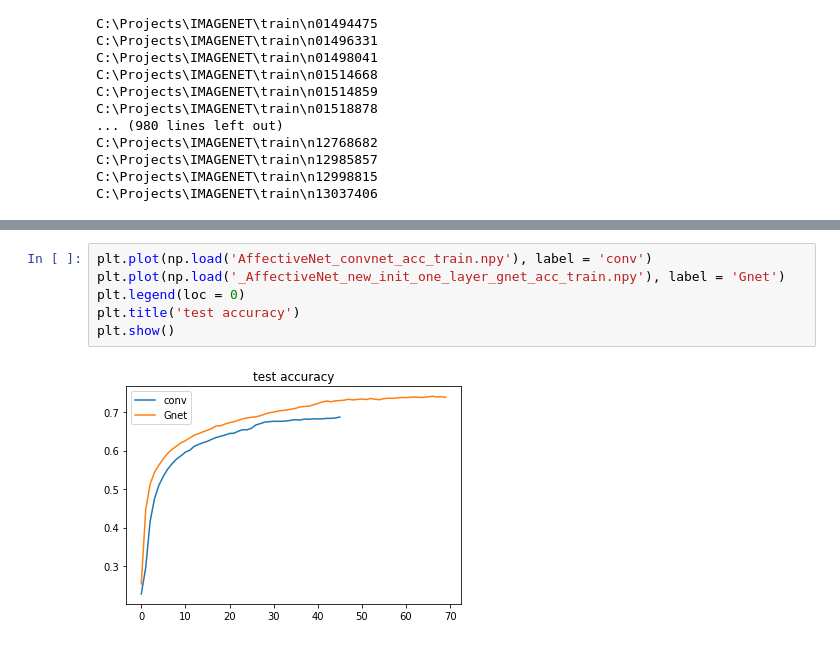
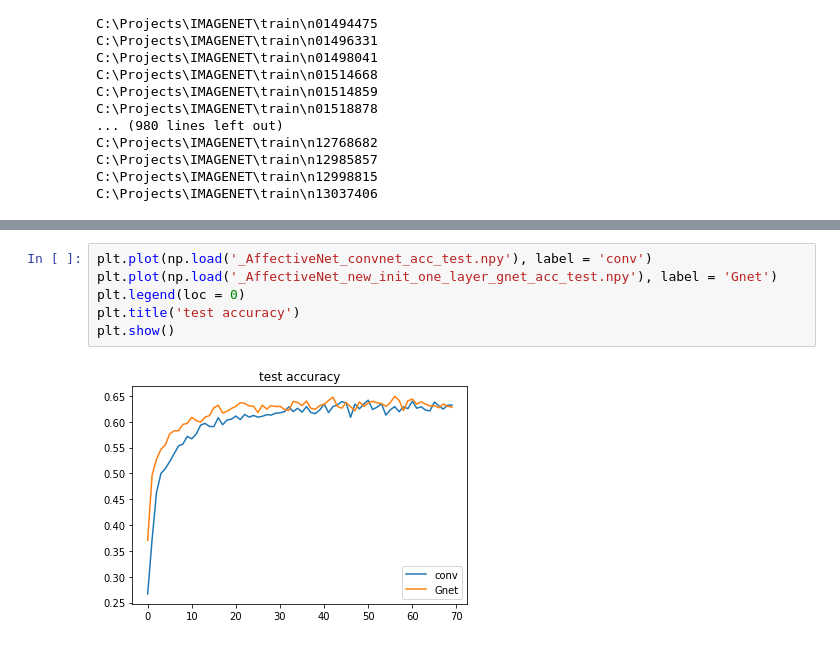
Before and after one commit to iKintosh/GaborNet, a Jupyter notebook: Untitled1.ipynb, the cells around one changed output, grey strips where cells are left out. Cells and saved outputs as stored; diff of their text form.

```diff
--- a/Untitled1.ipynb
+++ b/Untitled1.ipynb
@@ -128,8 +146,8 @@ array([0.3704, 0.4964, 0.5276, 0.5464, 0.5552, 0.5764, 0.5824, 0.5824,
 # %%
-plt.plot(np.load('AffectiveNet_convnet_acc_train.npy'), label = 'conv')
-plt.plot(np.load('_AffectiveNet_new_init_one_layer_gnet_acc_train.npy'), label = 'Gnet')
+plt.plot(np.load('_AffectiveNet_convnet_acc_test.npy'), label = 'conv')
+plt.plot(np.load('_AffectiveNet_new_init_one_layer_gnet_acc_test.npy'), label = 'Gnet')
 plt.legend(loc = 0)
 plt.title('test accuracy')
 plt.show()
 # %% [output]
-[figure, old version]
+[figure, new version]
```
Also changed, not shown: parts of 5 cells of this notebook, 13 other files.
